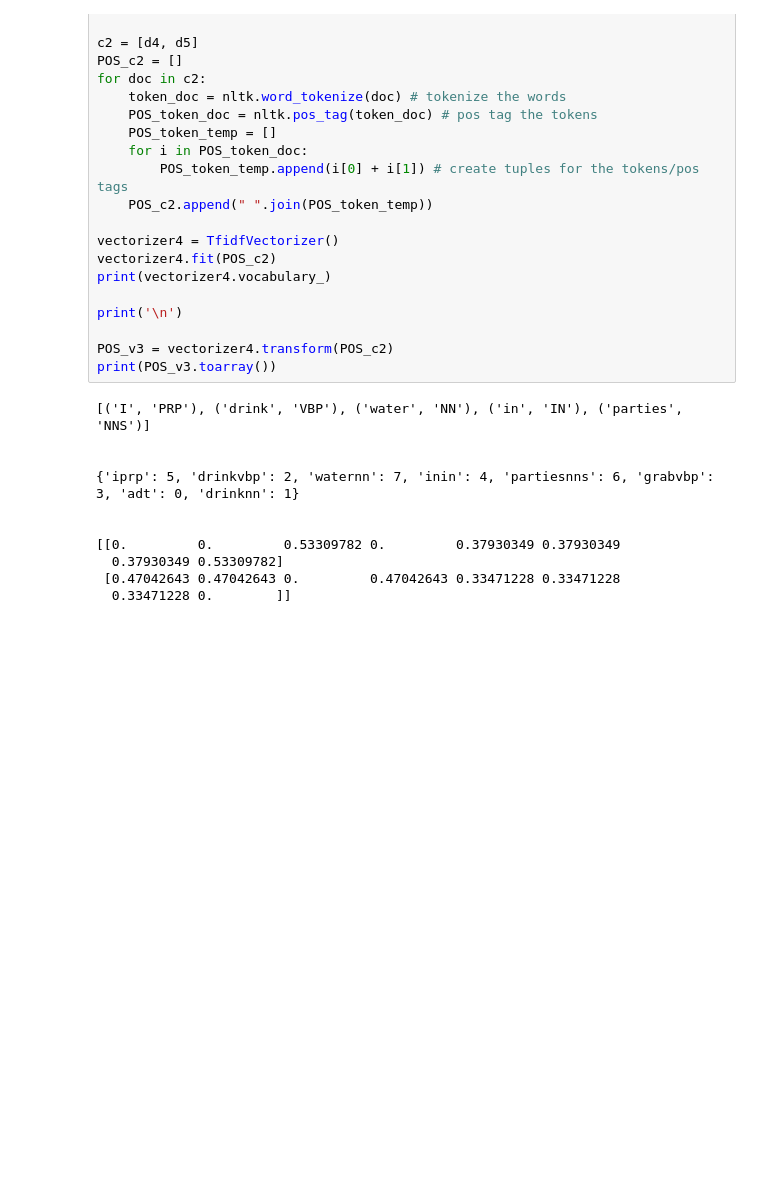
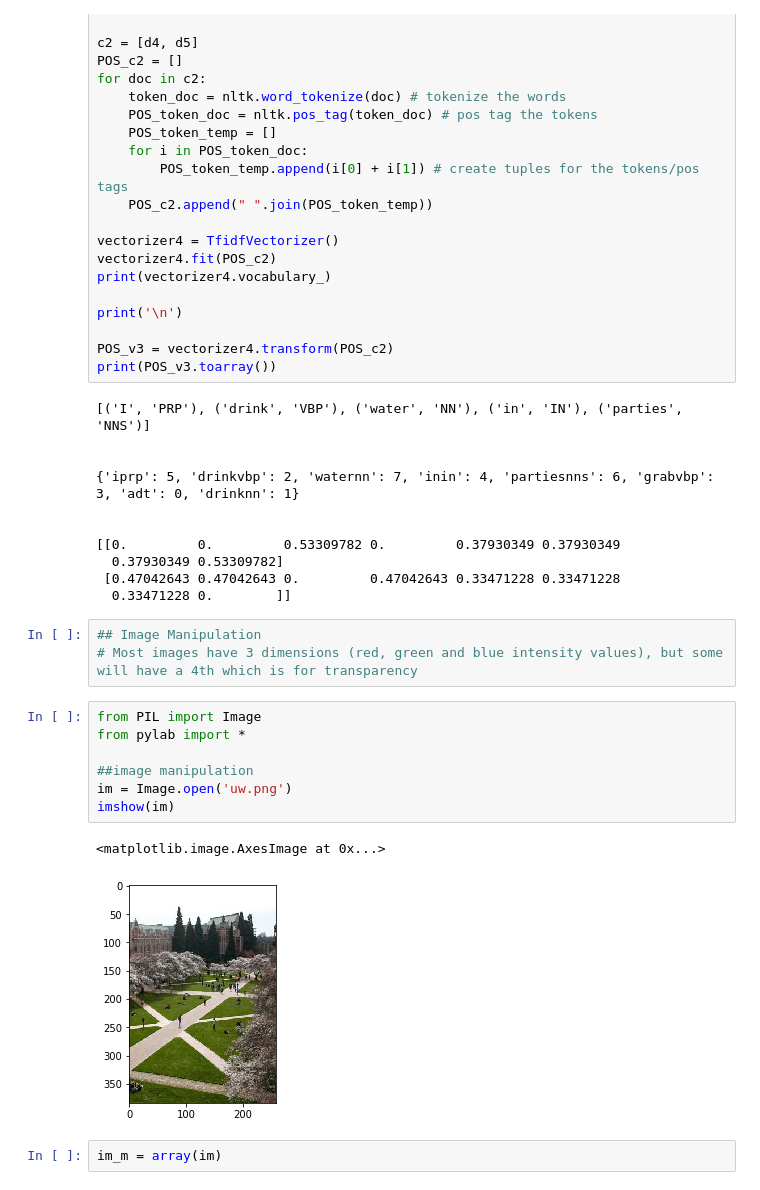
Before and after one commit to AnoVando/MSIS, a Jupyter notebook: MSIS521_In_Class_Lab_2-15-2020.ipynb, the cells around one changed output. Saved outputs shown, nothing was run; the diff lists cells and outputs as text; blank space fills up the shorter version.

```diff
--- a/MSIS521_In_Class_Lab_2-15-2020.ipynb
+++ b/MSIS521_In_Class_Lab_2-15-2020.ipynb
@@ -198,3 +198,18 @@ print(POS_v3.toarray())
   0.37930349 0.53309782]
  [0.47042643 0.47042643 0.         0.47042643 0.33471228 0.33471228
   0.33471228 0.        ]]
+# %%
+## Image Manipulation
+# Most images have 3 dimensions (red, green and blue intensity values), but some will have a 4th which is for transparency
+# %%
+from PIL import Image
+from pylab import *
+
+##image manipulation
+im = Image.open('uw.png')
+imshow(im)
+# %% [output]
+<matplotlib.image.AxesImage at 0x...>
+[figure, added]
+# %%
+im_m = array(im)
```
Also changed, not shown: parts of 9 cells of this notebook.
